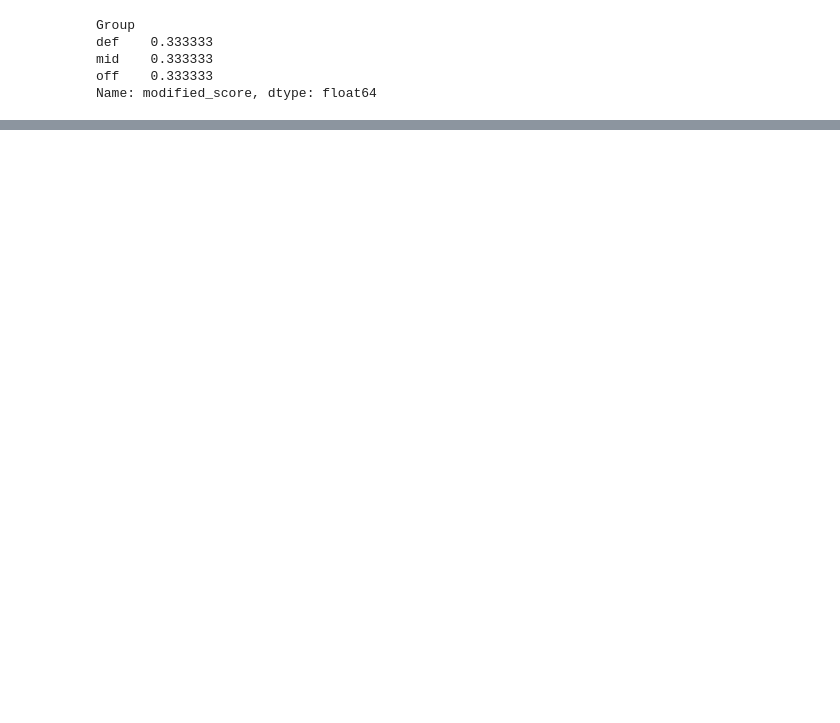
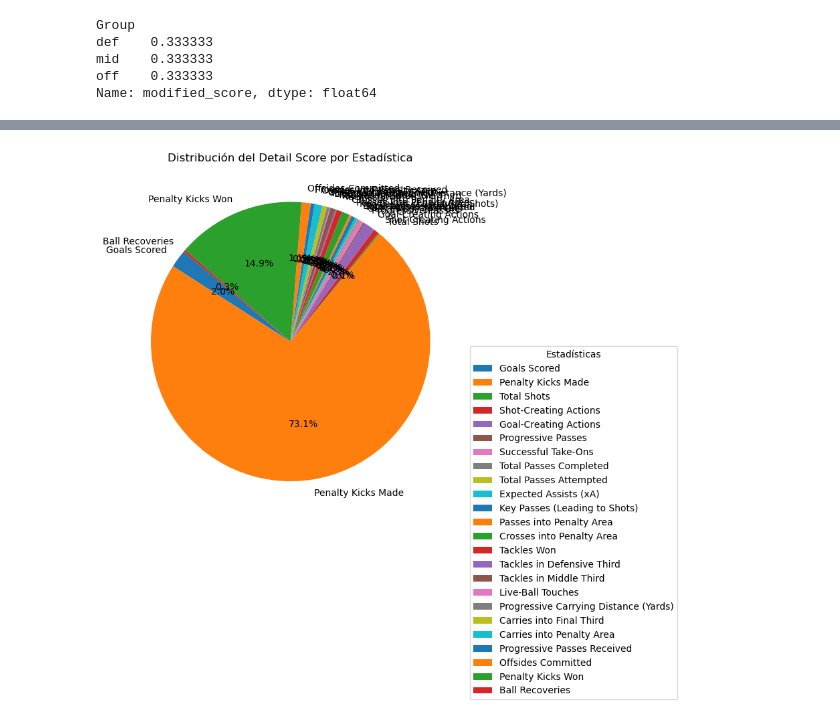
Before and after one commit to marcfolchp/thunder, a Jupyter notebook: YELO/formula-step1.ipynb, the cells around one changed output, grey strips where cells are left out. Drawn from its saved outputs; the diff is of its cells as text; code cells hidden in the pictures; blank space fills up the shorter version.

```diff
--- a/YELO/formula-step1.ipynb
+++ b/YELO/formula-step1.ipynb
@@ -423,19 +436,3 @@ position_sums
-# %%
-new = new.iloc[:, 1:]
-new = new[new["Group"].notna()]
-
-medias = weights
-
-def compute_score(row):
-    score = 0
-    for col in new.columns:
-        if col == "Group":
-            continue
-        group = row["Group"]
-        score += (row[col] / medias[col][group]) * w[col][group]
-    return score
-
-new["Score"] = new.apply(compute_score, axis=1)
 # %%
 new[new['Score']==new['Score'].max()]
 # %% [output]
@@ -582,0 +612,39 @@ new.sample(1)
+# %%
+def detail_score(db, row):
+    score = 0
+    stats_scores = pd.DataFrame(columns=["Statistic", "Detail Score"])
+    stats_scores = stats_scores.set_index("Statistic")
+
+    for col in db.columns:
+        if col in ["Group", "Score", "modified_score", "name player", "Normalized Score"]:
+            continue
+        group = row["Group"]
+        score = (row[col] / medias[col][group]) * w[col][group]
+        stats_scores.loc[col] = score
+    return stats_scores
+
+detail_score_for_max_score = detail_score(new,new.loc[37801])
+
+import matplotlib.pyplot as plt
+
+# Crear el pie chart
+def plot_pie_chart(stats_scores):
+    # Filtrar valores no cero
+    stats_scores_filtered = stats_scores[stats_scores["Detail Score"] > 0]
+
+    # Preparar datos para el gráfico
+    labels = stats_scores_filtered.index  # Nombres de las estadísticas
+    sizes = stats_scores_filtered["Detail Score"]  # Valores correspondientes
+
+    # Crear el gráfico
+    plt.figure(figsize=(10, 8))
+    plt.pie(sizes, labels=labels, autopct='%1.1f%%', startangle=140)
+    plt.title("Distribución del Detail Score por Estadística")
+    plt.legend(labels, title="Estadísticas", loc="best", bbox_to_anchor=(1, 0.5))
+    plt.tight_layout()
+    plt.show()
+
+# Llamar la función con el dataframe resultante
+plot_pie_chart(detail_score_for_max_score)
+# %% [output]
+[figure, added]
```
Also changed, not shown: parts of 28 cells of this notebook, 1 other file.
